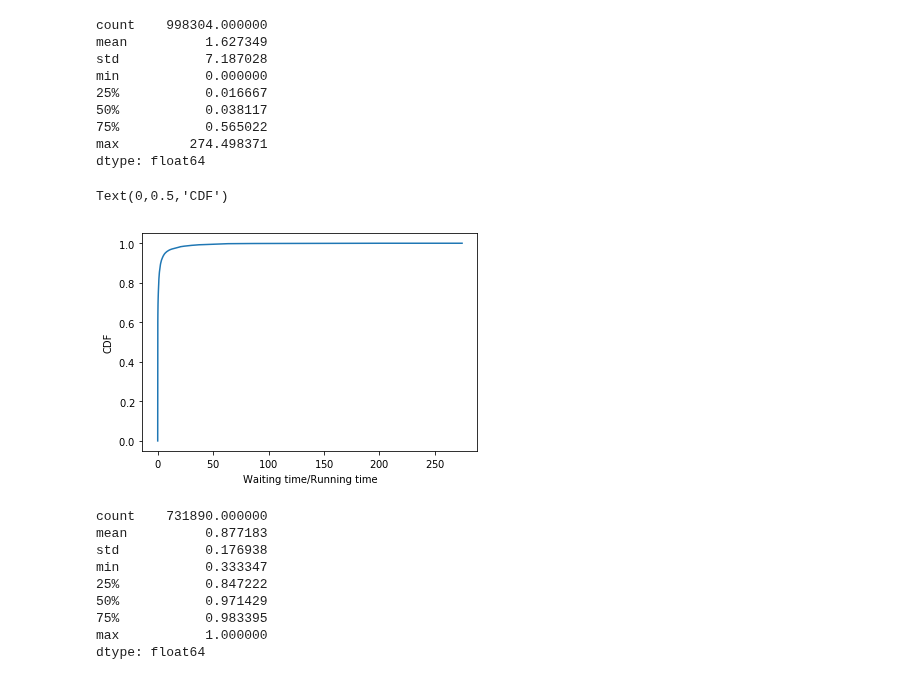
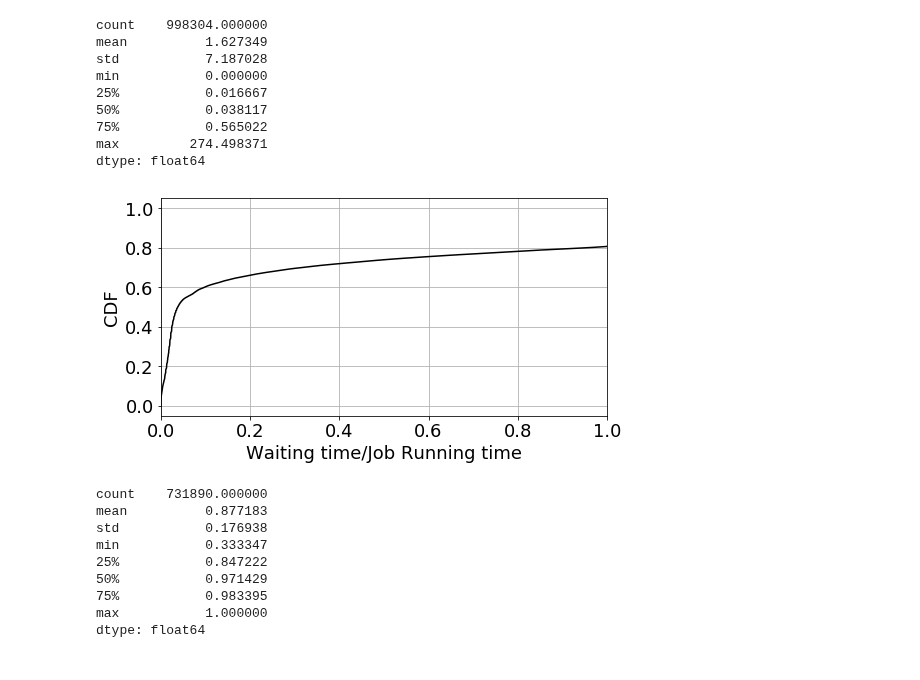
Before and after one commit to prateek-s/scispot, a Jupyter notebook: data/hpc-job-wait-times.ipynb, the cells around one changed output. Saved outputs shown, nothing was run; the diff lists cells and outputs as text; code cells hidden in the pictures.

```diff
--- a/data/hpc-job-wait-times.ipynb
+++ b/data/hpc-job-wait-times.ipynb
@@ -132,10 +132,3 @@ max         274.498371
 dtype: float64
 # %%
 fwait_cdf = ECDF(frac_wait)
-# %%
-plt.plot(fwait_cdf.x, fwait_cdf.y)
-plt.xlabel("Waiting time/Running time")
-plt.ylabel("CDF")
-# %% [output]
-Text(0,0.5,'CDF')
-[figure, removed]
@@ -142,3 +137,16 @@ Text(0,0.5,'CDF')
+# %%
+matplotlib.rcParams.update({'font.size': 18})
+fig,ax = plt.subplots()
+fig.set_size_inches(8,4)
+
+ax.plot(fwait_cdf.x, fwait_cdf.y, color='k')
+ax.set_xlabel('Waiting time/Job Running time')
+ax.set_ylabel("CDF")
+ax.set_xlim((0,1.0))
+ax.grid()
+plt.savefig("waiting_all.pdf",bbox_inches='tight')
+# %% [output]
+[figure, added]
 # %%
 efficiency = cdf['trun_seconds']/(cdf['trun_seconds']+cdf['twait_seconds'])
 # %%
```
Also changed, not shown: parts of 11 cells of this notebook, 9 other files.
